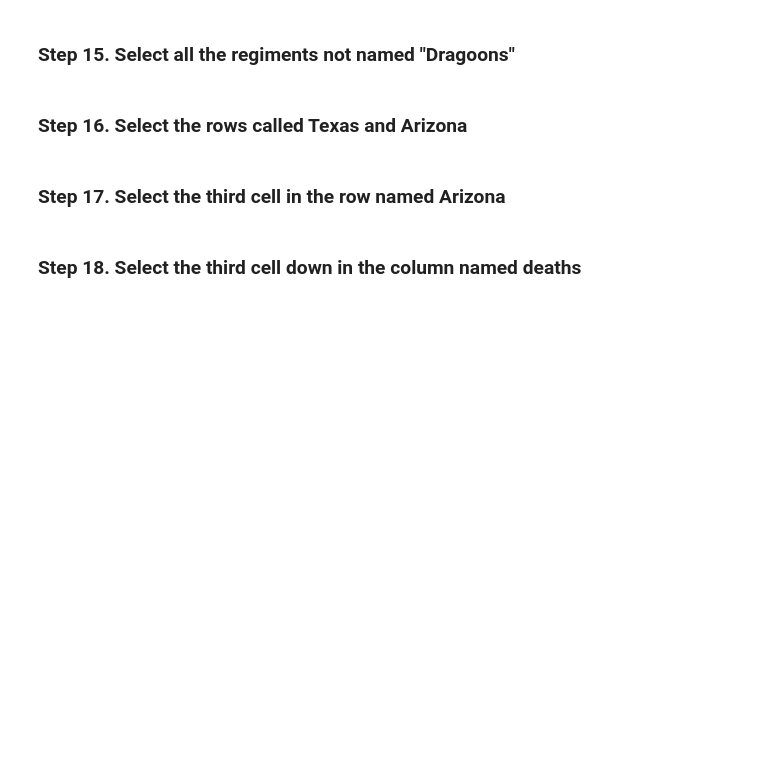
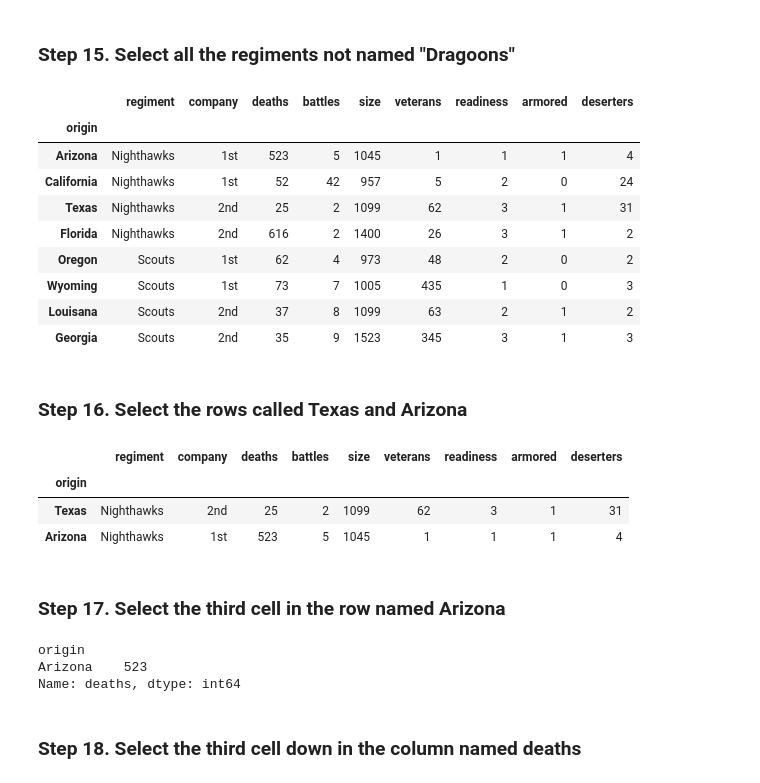
Before and after one commit to osbertc/pandas_exercises, a Jupyter notebook: 02_Filtering_&_Sorting/Fictional Army/Osbert_answer_20200425.ipynb, the cells around one changed output. Drawn from its saved outputs; the diff is of its cells as text; code cells hidden in the pictures; blank space fills up the shorter version.

```diff
--- a/02_Filtering_&_Sorting/Fictional Army/Osbert_answer_20200425.ipynb
+++ b/02_Filtering_&_Sorting/Fictional Army/Osbert_answer_20200425.ipynb
@@ -53,5 +188,27 @@ raw_data = {'regiment': ['Nighthawks', 'Nighthawks', 'Nighthawks', 'Nighthawks',
 # %% [markdown]
 ### Step 15. Select all the regiments not named "Dragoons"
+# %%
+army[army.regiment != 'Dragoons']
+#or, army[army["regiment"] != "Dragoons"]
+# %% [output]
+|  | regiment | company | deaths | battles | size | veterans | readiness | armored | deserters |
+| origin |  |  |  |  |  |  |  |  |  |
+| Arizona | Nighthawks | 1st | 523 | 5 | 1045 | 1 | 1 | 1 | 4 |
+| California | Nighthawks | 1st | 52 | 42 | 957 | 5 | 2 | 0 | 24 |
+| Texas | Nighthawks | 2nd | 25 | 2 | 1099 | 62 | 3 | 1 | 31 |
+| Florida | Nighthawks | 2nd | 616 | 2 | 1400 | 26 | 3 | 1 | 2 |
+| Oregon | Scouts | 1st | 62 | 4 | 973 | 48 | 2 | 0 | 2 |
+| Wyoming | Scouts | 1st | 73 | 7 | 1005 | 435 | 1 | 0 | 3 |
+| Louisana | Scouts | 2nd | 37 | 8 | 1099 | 63 | 2 | 1 | 2 |
+| Georgia | Scouts | 2nd | 35 | 9 | 1523 | 345 | 3 | 1 | 3 |
 # %% [markdown]
 ### Step 16. Select the rows called Texas and Arizona
+# %%
+army.loc[['Texas','Arizona']]
+#or,army.loc[['Texas','Arizona'],:]
+# %% [output]
+|  | regiment | company | deaths | battles | size | veterans | readiness | armored | deserters |
+| origin |  |  |  |  |  |  |  |  |  |
+| Texas | Nighthawks | 2nd | 25 | 2 | 1099 | 62 | 3 | 1 | 31 |
+| Arizona | Nighthawks | 1st | 523 | 5 | 1045 | 1 | 1 | 1 | 4 |
 # %% [markdown]
@@ -58,3 +216,9 @@ raw_data = {'regiment': ['Nighthawks', 'Nighthawks', 'Nighthawks', 'Nighthawks',
 ### Step 17. Select the third cell in the row named Arizona
+# %%
+army.loc[["Arizona"]].iloc[:, 2]
+# %% [output]
+origin
+Arizona    523
+Name: deaths, dtype: int64
 # %% [markdown]
 ### Step 18. Select the third cell down in the column named deaths
```
Also changed, not shown: parts of 13 cells of this notebook, 1 other file.
